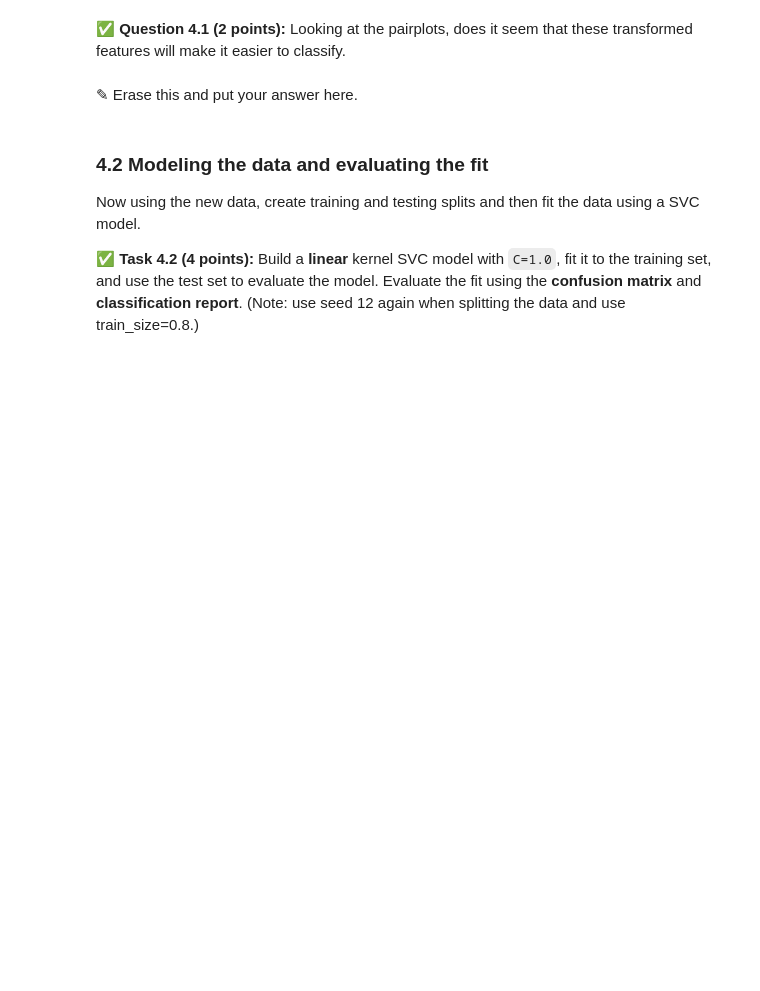
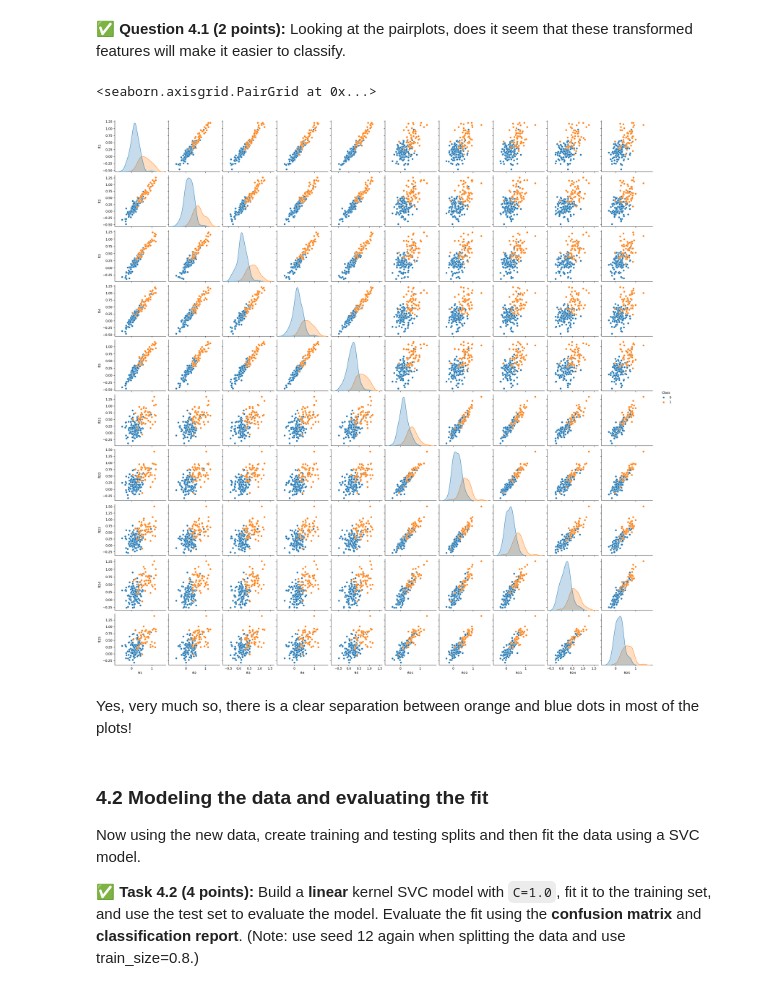
Before and after one commit to eliasel3-hub/CMSE202-f25-turnin, a Jupyter notebook: hw-04/HW-04_PerceptronSVMandPCA-ElenaElias.ipynb, the cells around one changed output. Saved outputs shown, nothing was run; the diff lists cells and outputs as text; code cells hidden in the pictures; blank space fills up the shorter version.

```diff
--- a/hw-04/HW-04_PerceptronSVMandPCA-ElenaElias.ipynb
+++ b/hw-04/HW-04_PerceptronSVMandPCA-ElenaElias.ipynb
@@ -288,0 +294,2 @@ This dataset has many features and is very challenging so it would be unreasonab
+# %%
+transformed= pd.read_csv('transformed.csv')
@@ -288,0 +305,5 @@ This dataset has many features and is very challenging so it would be unreasonab
+# %%
+transformed['Class'] = transformed['Class'].replace({'NonToxic': 0})
+transformed['Class'] = transformed['Class'].replace({'Toxic': 1})
+
+transformed.head(90)
@@ -289,7 +324,14 @@ This dataset has many features and is very challenging so it would be unreasonab
 # %% [markdown]
 **&#9989; Question 4.1 (2 points):** Looking at the pairplots, does it seem that these transformed features will make it easier to classify.
-# %% [markdown]
-<font size=+3>&#9998;</font> Erase this and put your answer here.
+# %%
+sns.pairplot(
+    transformed,
+    hue="Class")
+# %% [output]
+<seaborn.axisgrid.PairGrid at 0x...>
+[figure, added]
+# %% [markdown]
+Yes, very much so, there is a clear separation between orange and blue dots in most of the plots!
 # %% [markdown]
 ### 4.2 Modeling the data and evaluating the fit
 
```
Also changed, not shown: parts of 10 cells of this notebook, 1 other file.
